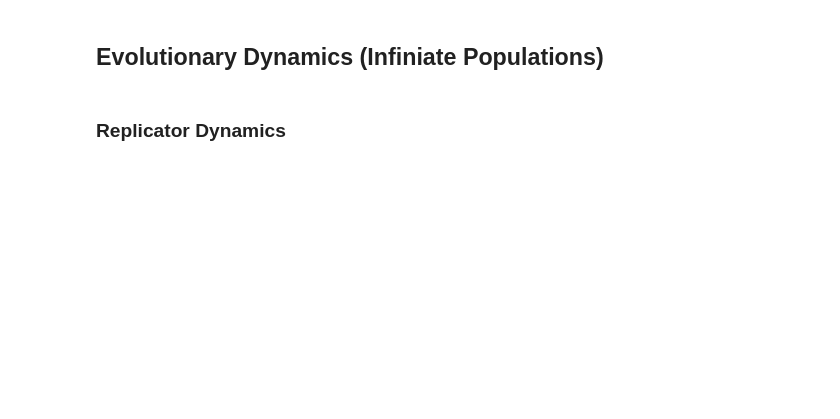
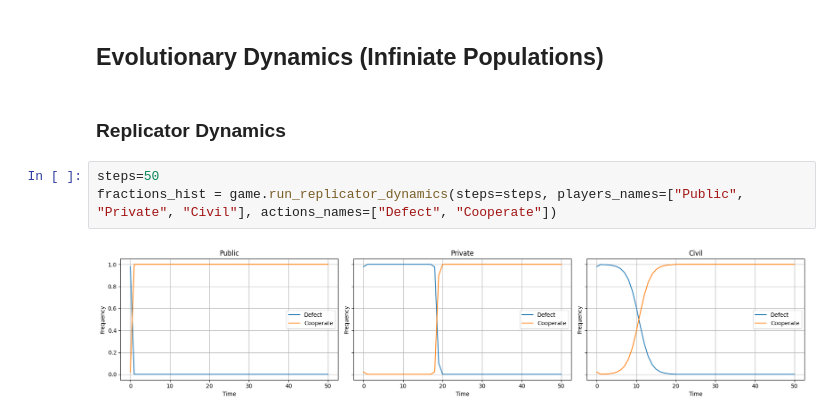
Before and after one commit to dalnakeb/Recommendation_Systems_Evolutionary_Dynamics, a Jupyter notebook: notebooks/rec_sys_evol_dyn.ipynb, the cells around one changed output. Saved outputs shown, nothing was run; the diff lists cells and outputs as text; blank space fills up the shorter version.

```diff
--- a/notebooks/rec_sys_evol_dyn.ipynb
+++ b/notebooks/rec_sys_evol_dyn.ipynb
@@ -291,3 +193,8 @@ plot_stationary_distribution_bar_charts(stat)
 ## Evolutionary Dynamics (Infiniate Populations)
 # %% [markdown]
 ### Replicator Dynamics
+# %%
+steps=50
+fractions_hist = game.run_replicator_dynamics(steps=steps, players_names=["Public", "Private", "Civil"], actions_names=["Defect", "Cooperate"])
+# %% [output]
+[figure, added]
```
Also changed, not shown: parts of 19 cells of this notebook, 1 other file.
